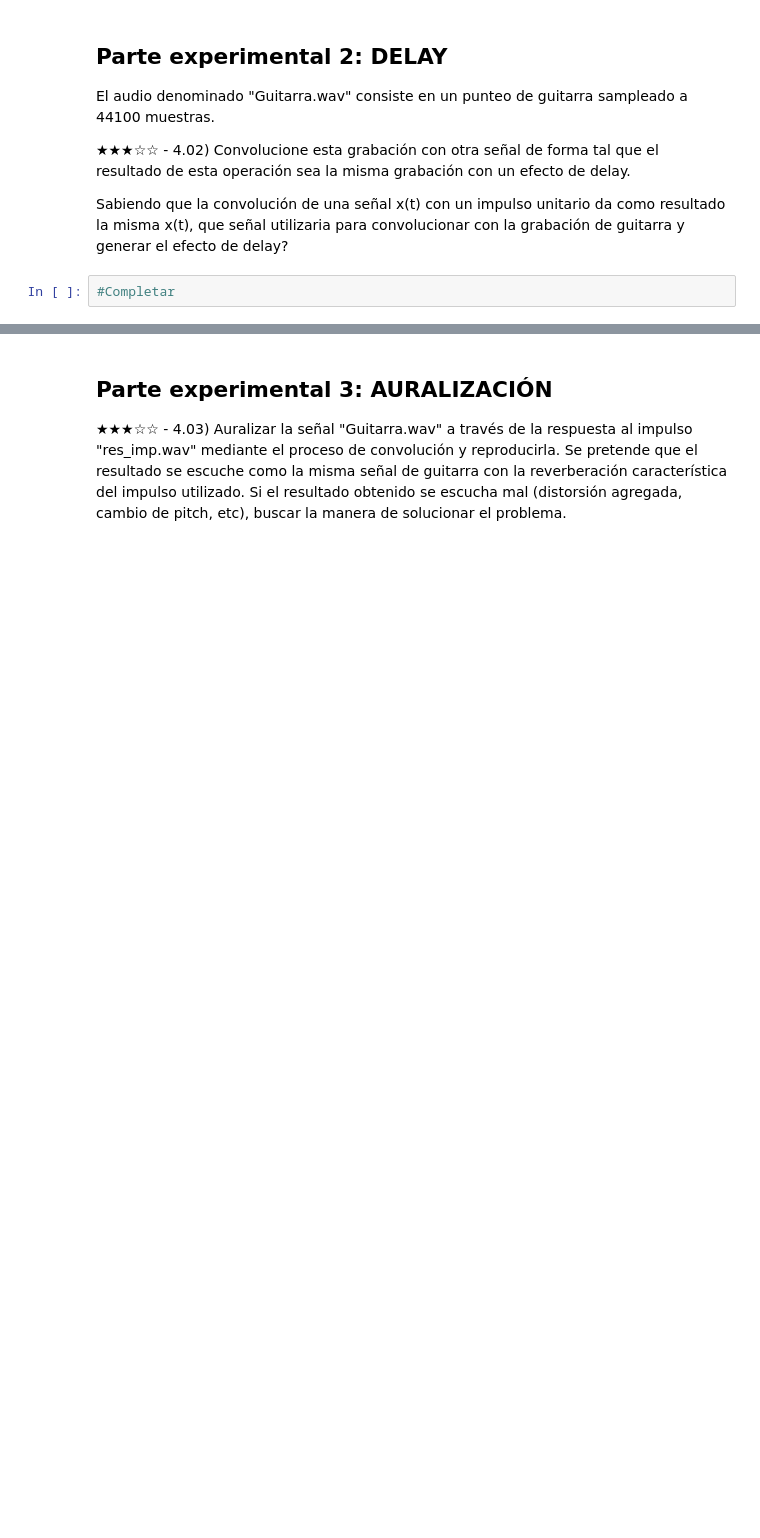
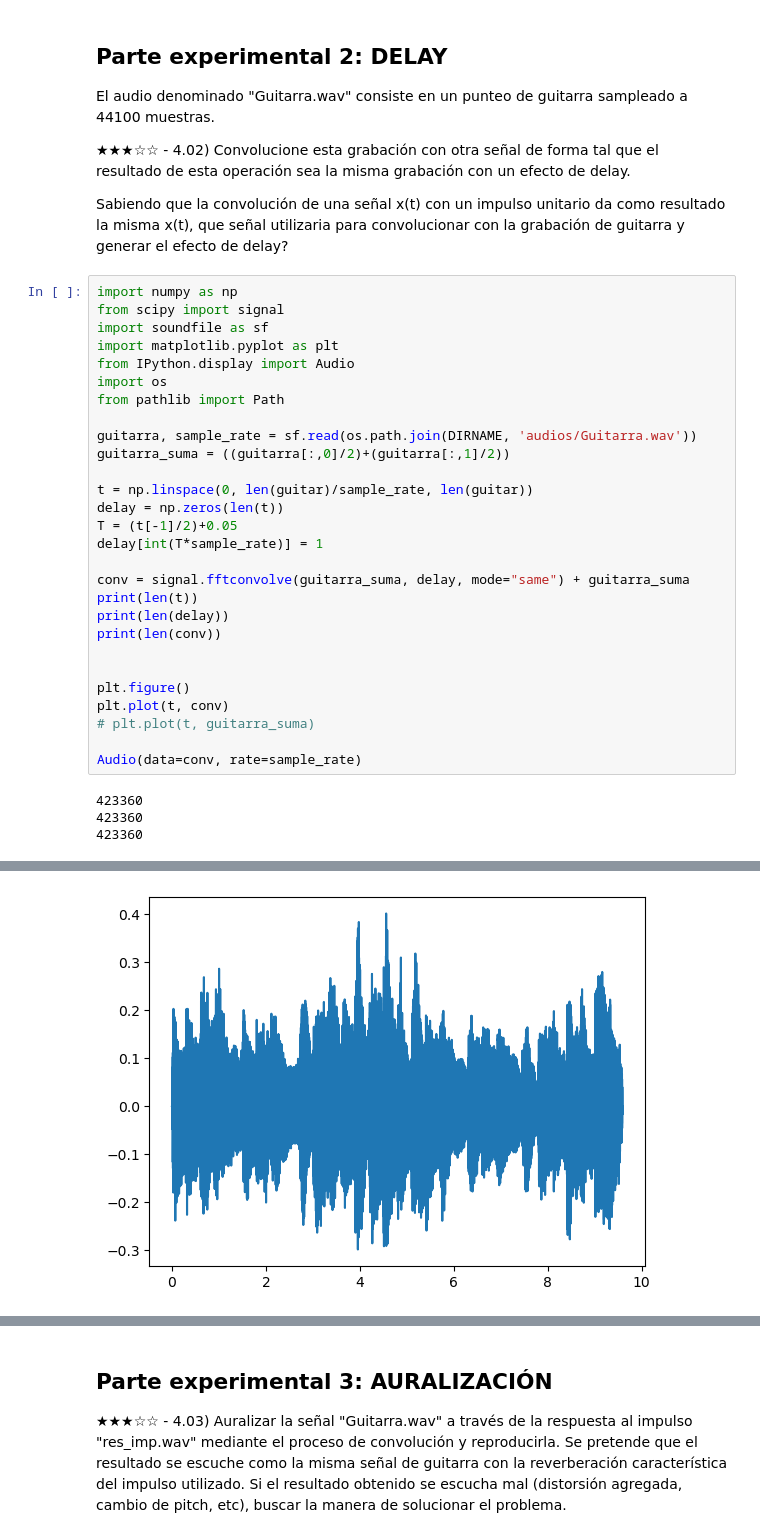
Before and after one commit to abellamas/sys, a Jupyter notebook: Practica 4/practica_04.ipynb, the cells around one changed output, grey strips where cells are left out. Cells and saved outputs as stored; diff of their text form; blank space fills up the shorter version.

```diff
--- a/Practica 4/practica_04.ipynb
+++ b/Practica 4/practica_04.ipynb
@@ -76,5 +76,35 @@ El audio denominado "Guitarra.wav" consiste en un punteo de guitarra sampleado a
 ★★★☆☆ - 4.02) Convolucione esta grabación con otra señal de forma tal que el resultado de esta operación sea la misma grabación con un efecto de delay.
 
 Sabiendo que la convolución de una señal x(t) con un impulso unitario da como resultado la misma x(t), que señal utilizaria para convolucionar con la grabación de guitarra y generar el efecto de delay?
-# %%
-#Completar
+# %%
+import numpy as np
+from scipy import signal
+import soundfile as sf
+import matplotlib.pyplot as plt
+from IPython.display import Audio
+import os
+from pathlib import Path
+
+guitarra, sample_rate = sf.read(os.path.join(DIRNAME, 'audios/Guitarra.wav'))
+guitarra_suma = ((guitarra[:,0]/2)+(guitarra[:,1]/2))
+
+t = np.linspace(0, len(guitar)/sample_rate, len(guitar))
+delay = np.zeros(len(t))
+T = (t[-1]/2)+0.05
+delay[int(T*sample_rate)] = 1
+
+conv = signal.fftconvolve(guitarra_suma, delay, mode="same") + guitarra_suma
+print(len(t))
+print(len(delay))
+print(len(conv))
+
+
+plt.figure()
+plt.plot(t, conv)
+# plt.plot(t, guitarra_suma)
+
+Audio(data=conv, rate=sample_rate)
+# %% [output]
+423360
+423360
+423360
@@ -80,0 +112 @@ Sabiendo que la convolución de una señal x(t) con un impulso unitario da como
+[figure, added]
```
Also changed, not shown: parts of 2 cells of this notebook.
